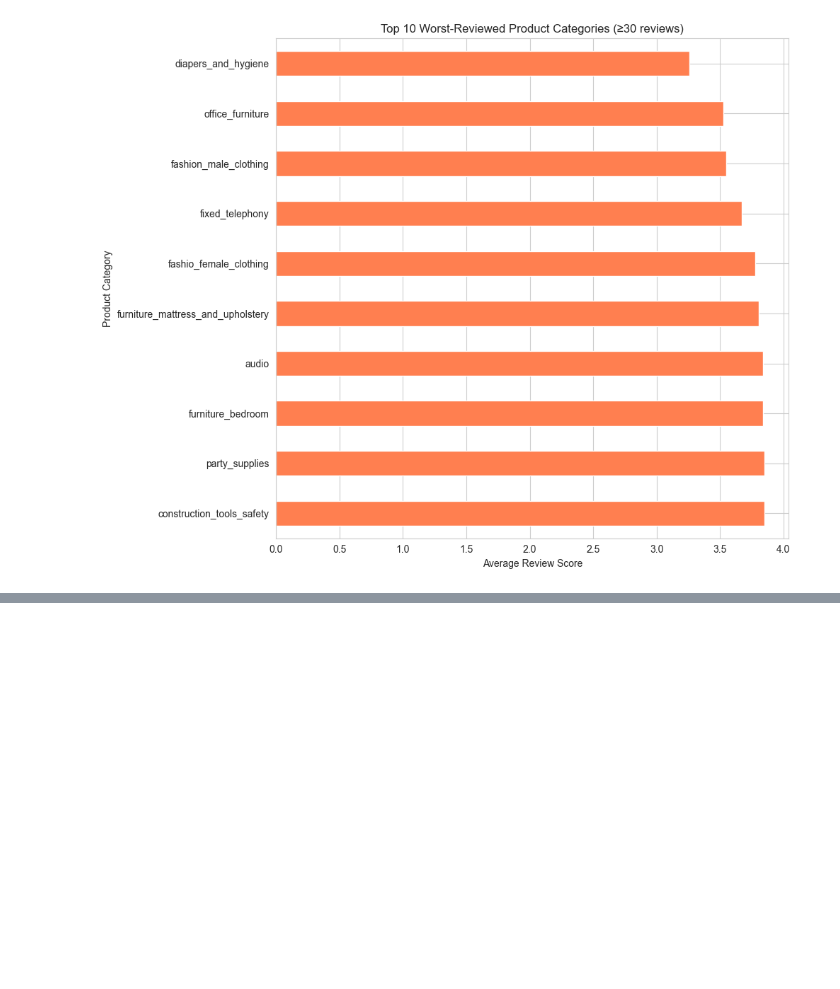
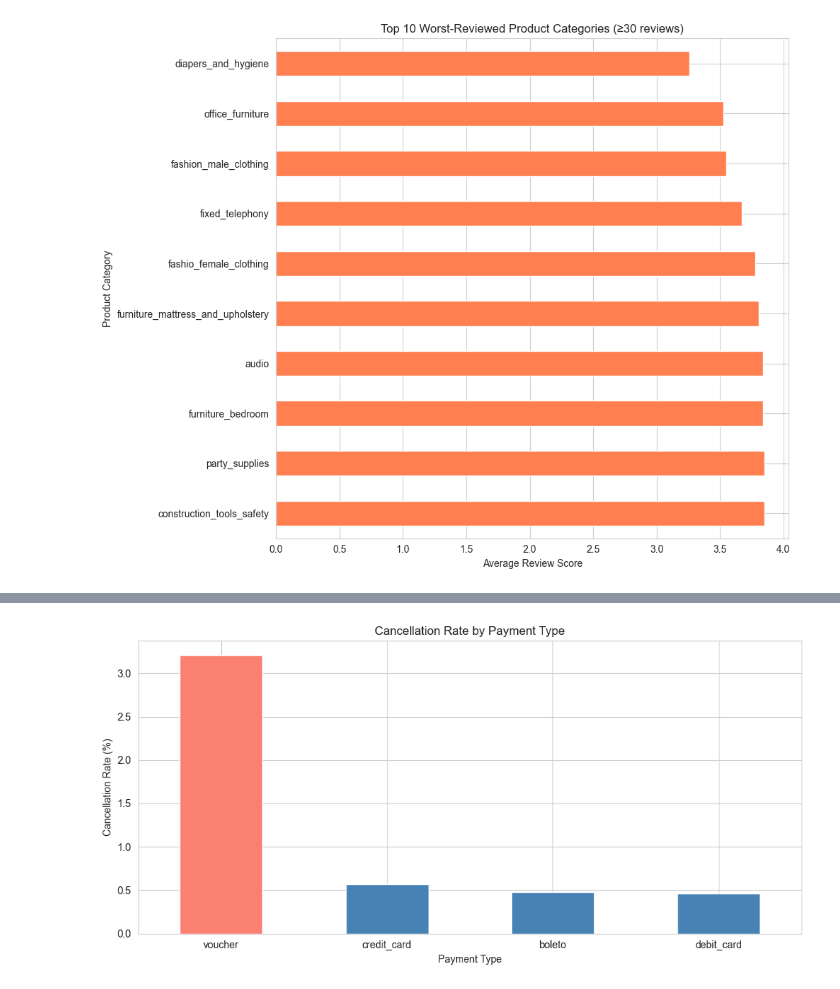
Before and after one commit to ZakkiShah5/olist-ecommerce-eda, a Jupyter notebook: notebooks/olist_eda.ipynb, the cells around one changed output, grey strips where cells are left out. Drawn from its saved outputs; the diff is of its cells as text; code cells hidden in the pictures; blank space fills up the shorter version.

```diff
--- a/notebooks/olist_eda.ipynb
+++ b/notebooks/olist_eda.ipynb
@@ -397,0 +559,6 @@ plt.show()
+# %%
+orders_clean['is_canceled'] = (orders_clean['order_status'] == 'canceled').astype(int)
+
+# Quick sanity check — what % of all orders get canceled?
+overall_cancel_rate = orders_clean['is_canceled'].mean() * 100
+print(f"Overall cancellation rate: {overall_cancel_rate:.2f}%")
@@ -397,0 +634,13 @@ plt.show()
+# %%
+cancel_by_payment = orders_clean.groupby('payment_type').agg(
+    cancel_rate=('is_canceled', 'mean'),
+    n_orders=('order_id', 'count')
+)
+cancel_by_payment['cancel_rate'] = cancel_by_payment['cancel_rate'] * 100
+
+# Filter out tiny payment types
+cancel_by_payment = cancel_by_payment[cancel_by_payment['n_orders'] >= 100]
+cancel_by_payment = cancel_by_payment.sort_values('cancel_rate', ascending=False)
+
+print("Cancellation rate by payment type:")
+print(cancel_by_payment.round(2))
@@ -397,0 +655,12 @@ plt.show()
+# %%
+plt.figure(figsize=(10, 5))
+cancel_by_payment['cancel_rate'].plot(kind='bar', color=['salmon', 'steelblue', 'steelblue', 'steelblue'])
+plt.ylabel('Cancellation Rate (%)')
+plt.xlabel('Payment Type')
+plt.title('Cancellation Rate by Payment Type')
+plt.xticks(rotation=0)
+plt.tight_layout()
+plt.savefig('../cancel_rate_by_payment.png', dpi=100, bbox_inches='tight')
+plt.show()
+# %% [output]
+[figure, added]
```
Also changed, not shown: parts of 17 cells of this notebook, 4 other files.
